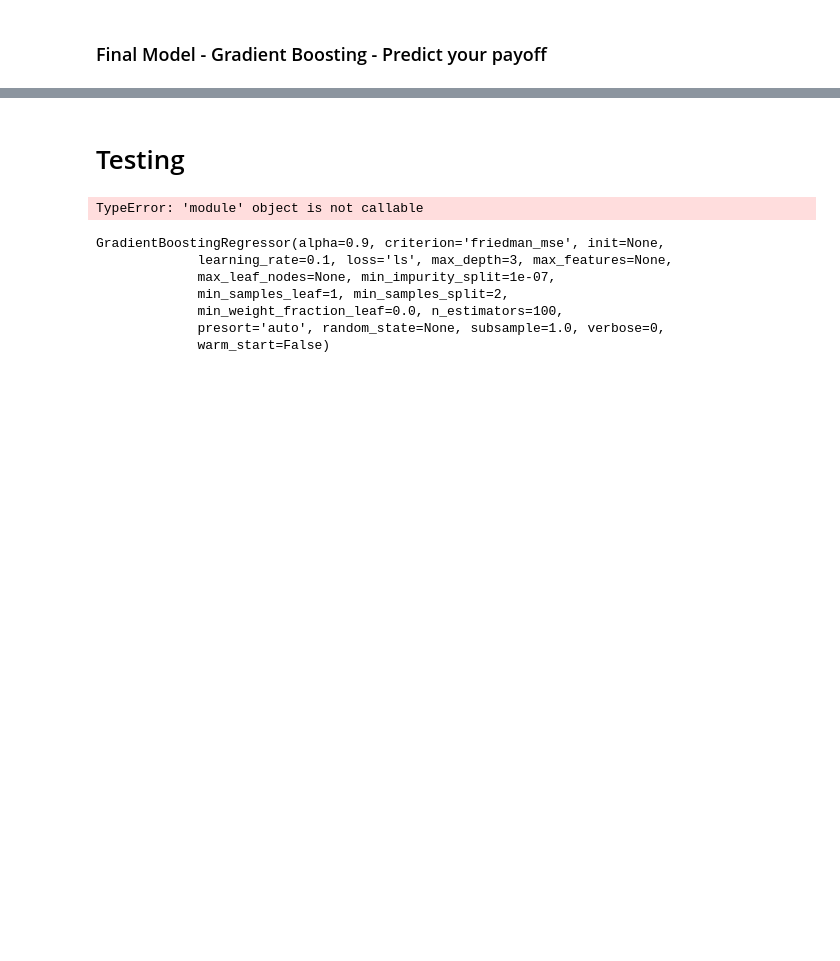
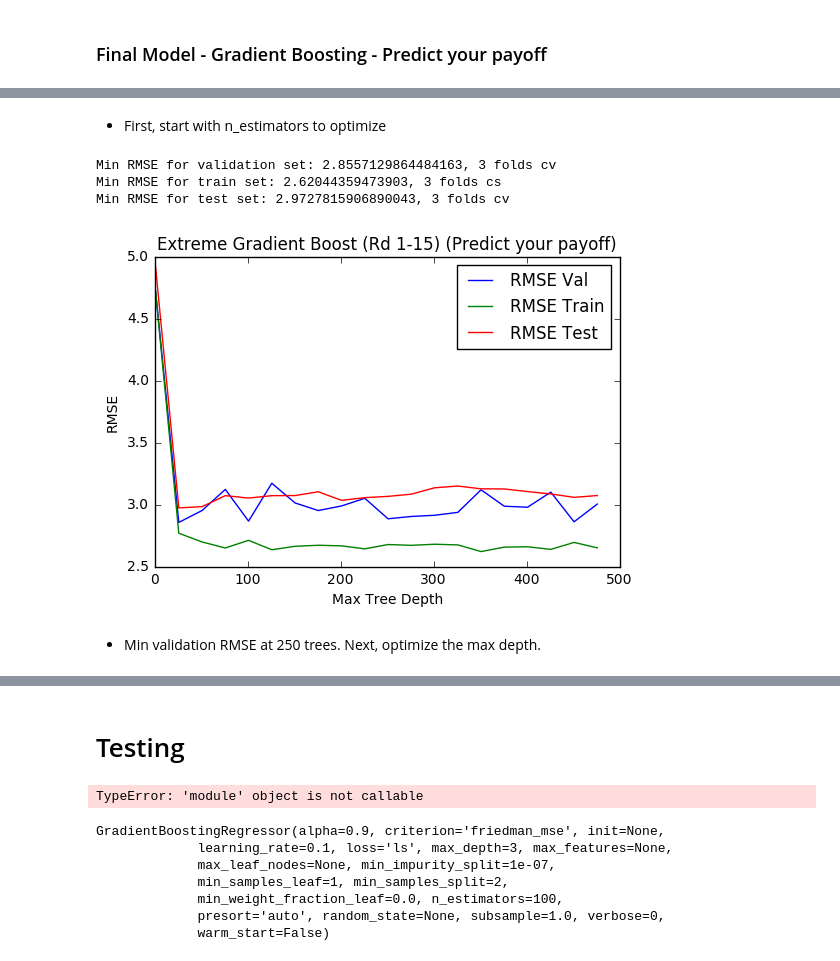
Before and after one commit to jonhilgart22/Galvanize-Machine-Learning-I, a Jupyter notebook: Final_Project_Ultimatum_Game/ML_Final_Ultimatum_Game.ipynb, the cells around one changed output, grey strips where cells are left out. Saved outputs shown, nothing was run; the diff lists cells and outputs as text; code cells hidden in the pictures; blank space fills up the shorter version.

```diff
--- a/Final_Project_Ultimatum_Game/ML_Final_Ultimatum_Game.ipynb
+++ b/Final_Project_Ultimatum_Game/ML_Final_Ultimatum_Game.ipynb
@@ -395,0 +451,24 @@ regression_model_15_mypayoff.gradient_boost(loss_type='huber',learning_rate_n=.9
+# %% [markdown]
+- First, start with n_estimators to optimize
+# %%
+txt_v_xgb,rmse_val_xgb,txt_tr_xgb,rmse_train_xgb,txt_test_xgb,rmse_test_xgb,features_xgb=\
+zip(*[regression_model_15_mypayoff.extreme_gradient_boost(n_estimators_n=i) for i in range(1,500,25)])
+# %%
+#plot the current model
+plt.plot([i for i in range(1,500,25)], rmse_val_xgb,label='RMSE Val')
+plt.plot([i for i in range(1,500,25)],rmse_train_xgb, label='RMSE Train')
+plt.plot([i for i in range(1,500,25)],rmse_test_xgb, label = 'RMSE Test')
+print('Min RMSE for validation set: {}, {} folds cv'.format(min(rmse_val_xgb),regression_model_15_mypayoff.number_of_folds))
+print('Min RMSE for train set: {}, {} folds cs'.format(min(rmse_train_xgb),regression_model_15_mypayoff.number_of_folds))
+print('Min RMSE for test set: {}, {} folds cv'.format(min(rmse_test_xgb),regression_model_15_mypayoff.number_of_folds))
+plt.legend()
+plt.title('Extreme Gradient Boost (Rd 1-15) (Predict your payoff)')
+plt.xlabel('Max Tree Depth')
+plt.ylabel('RMSE');
+# %% [output]
+Min RMSE for validation set: 2.8557129864484163, 3 folds cv
+Min RMSE for train set: 2.62044359473903, 3 folds cs
+Min RMSE for test set: 2.9727815906890043, 3 folds cv
+[figure, added]
+# %% [markdown]
+- Min validation RMSE at 250 trees. Next, optimize the max depth.
```
Also changed, not shown: parts of 69 cells of this notebook, 5 other files.
